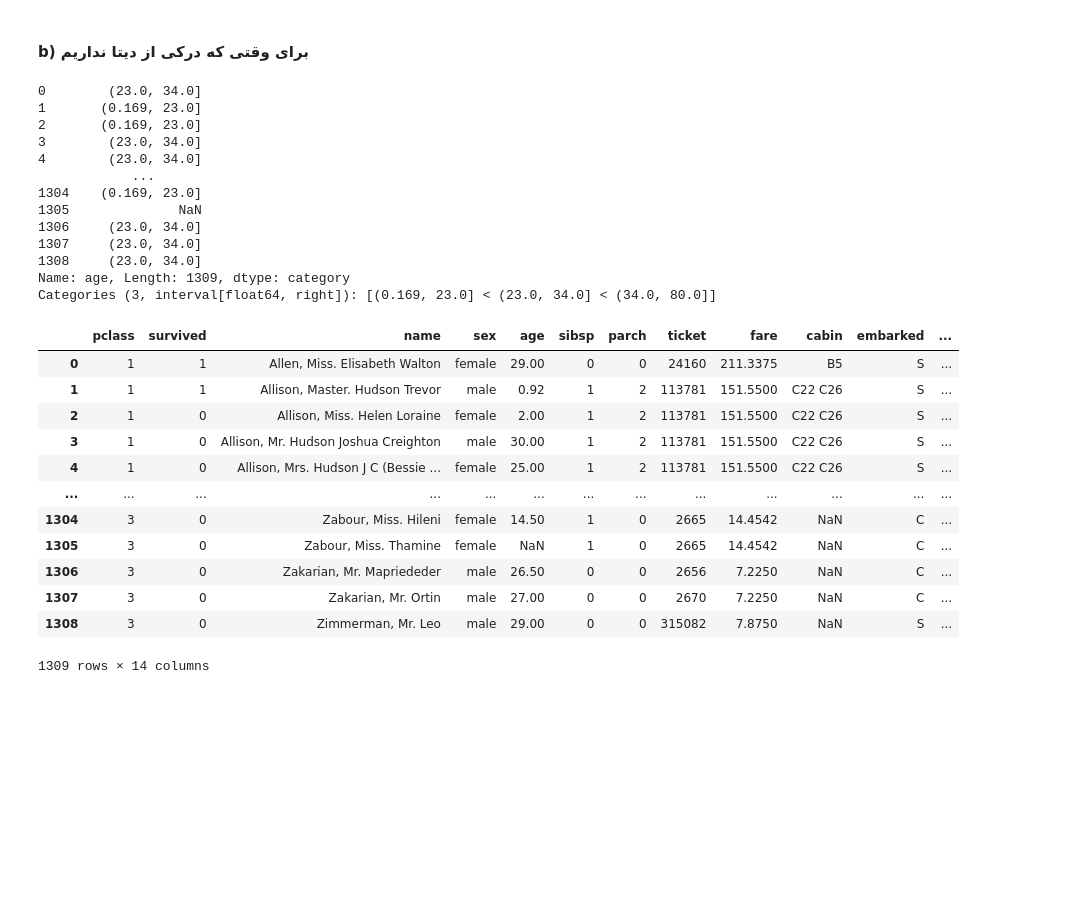
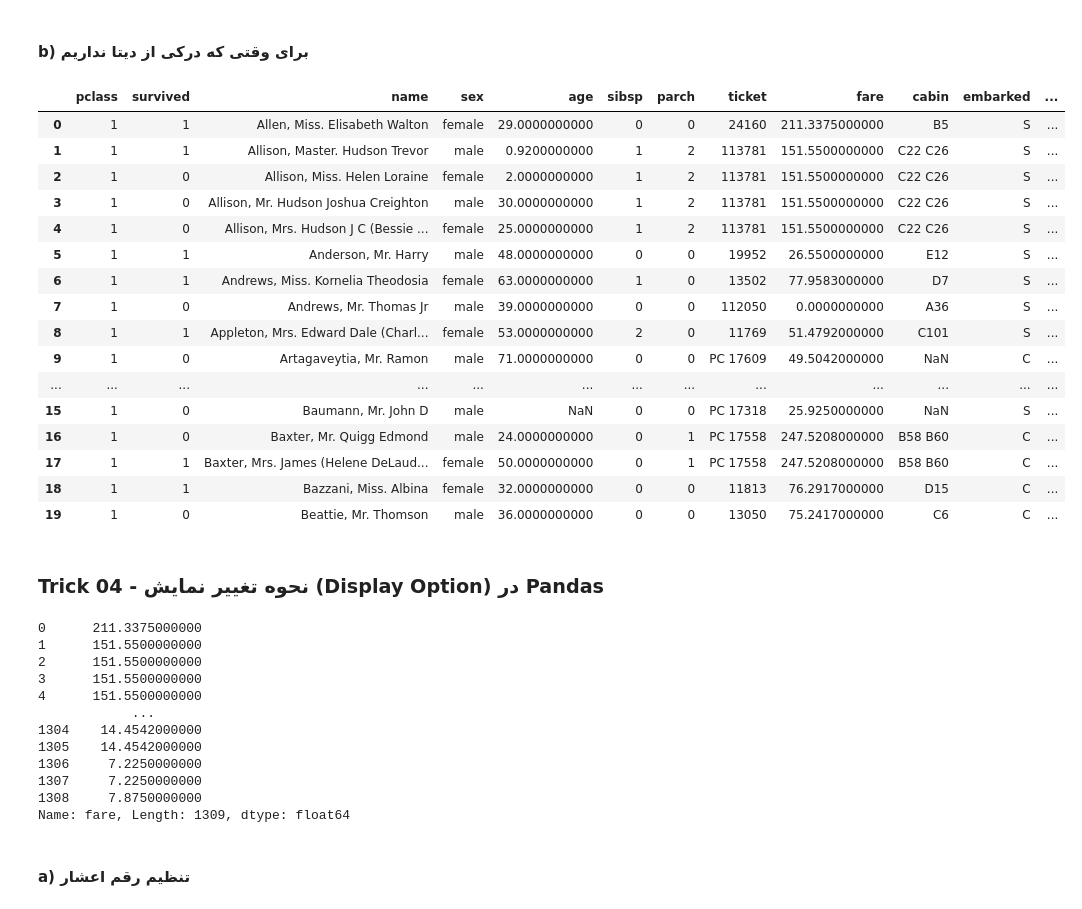
Before and after one commit to poorialari2017/ML_git001, a Jupyter notebook: MLproj002/Pooria/01 Preprocessing/Pandas/02 30Trick of Pandas.ipynb, the cells around one changed output. Saved outputs shown, nothing was run; the diff lists cells and outputs as text; code cells hidden in the pictures; blank space fills up the shorter version.

Commit message:
update 30trik pandas file

```diff
--- a/MLproj002/Pooria/01 Preprocessing/Pandas/02 30Trick of Pandas.ipynb
+++ b/MLproj002/Pooria/01 Preprocessing/Pandas/02 30Trick of Pandas.ipynb
@@ -290,34 +290,44 @@ Categories (3, object): ['child' < 'young' < 'old']
 #### b) برای وقتی که درکی از دیتا نداریم
 # %%
 # p برای اینکه بگیم به چند بخش تقسیم کن
-pd.qcut(dft03['age'], q = 3)
+# تابع value_counts() این مقدار رو بهم ما نشون میده
+pd.qcut(dft03['age'], q = 3).value_counts()
+dft03.head(20)
 # %% [output]
-0        (23.0, 34.0]
-1       (0.169, 23.0]
-2       (0.169, 23.0]
-3        (23.0, 34.0]
-4        (23.0, 34.0]
-            ...
-1304    (0.169, 23.0]
-1305              NaN
-1306     (23.0, 34.0]
-1307     (23.0, 34.0]
-1308     (23.0, 34.0]
-Name: age, Length: 1309, dtype: category
-Categories (3, interval[float64, right]): [(0.169, 23.0] < (23.0, 34.0] < (34.0, 80.0]]
+|  | pclass | survived | name | sex | age | sibsp | parch | ticket | fare | cabin | embarked | ... |
+| 0 | 1 | 1 | Allen, Miss. Elisabeth Walton | female | 29.0000000000 | 0 | 0 | 24160 | 211.3375000000 | B5 | S | ... |
+| 1 | 1 | 1 | Allison, Master. Hudson Trevor | male | 0.9200000000 | 1 | 2 | 113781 | 151.5500000000 | C22 C26 | S | ... |
+| 2 | 1 | 0 | Allison, Miss. Helen Loraine | female | 2.0000000000 | 1 | 2 | 113781 | 151.5500000000 | C22 C26 | S | ... |
+| 3 | 1 | 0 | Allison, Mr. Hudson Joshua Creighton | male | 30.0000000000 | 1 | 2 | 113781 | 151.5500000000 | C22 C26 | S | ... |
+| 4 | 1 | 0 | Allison, Mrs. Hudson J C (Bessie ... | female | 25.0000000000 | 1 | 2 | 113781 | 151.5500000000 | C22 C26 | S | ... |
+| 5 | 1 | 1 | Anderson, Mr. Harry | male | 48.0000000000 | 0 | 0 | 19952 | 26.5500000000 | E12 | S | ... |
+| 6 | 1 | 1 | Andrews, Miss. Kornelia Theodosia | female | 63.0000000000 | 1 | 0 | 13502 | 77.9583000000 | D7 | S | ... |
+| 7 | 1 | 0 | Andrews, Mr. Thomas Jr | male | 39.0000000000 | 0 | 0 | 112050 | 0.0000000000 | A36 | S | ... |
+| 8 | 1 | 1 | Appleton, Mrs. Edward Dale (Charl... | female | 53.0000000000 | 2 | 0 | 11769 | 51.4792000000 | C101 | S | ... |
+| 9 | 1 | 0 | Artagaveytia, Mr. Ramon | male | 71.0000000000 | 0 | 0 | PC 17609 | 49.5042000000 | NaN | C | ... |
+| ... | ... | ... | ... | ... | ... | ... | ... | ... | ... | ... | ... | ... |
+| 15 | 1 | 0 | Baumann, Mr. John D | male | NaN | 0 | 0 | PC 17318 | 25.9250000000 | NaN | S | ... |
+| 16 | 1 | 0 | Baxter, Mr. Quigg Edmond | male | 24.0000000000 | 0 | 1 | PC 17558 | 247.5208000000 | B58 B60 | C | ... |
+| 17 | 1 | 1 | Baxter, Mrs. James (Helene DeLaud... | female | 50.0000000000 | 0 | 1 | PC 17558 | 247.5208000000 | B58 B60 | C | ... |
+| 18 | 1 | 1 | Bazzani, Miss. Albina | female | 32.0000000000 | 0 | 0 | 11813 | 76.2917000000 | D15 | C | ... |
+| 19 | 1 | 0 | Beattie, Mr. Thomson | male | 36.0000000000 | 0 | 0 | 13050 | 75.2417000000 | C6 | C | ... |
-# %%
-dft03
-# %% [output]
-|  | pclass | survived | name | sex | age | sibsp | parch | ticket | fare | cabin | embarked | ... |
-| 0 | 1 | 1 | Allen, Miss. Elisabeth Walton | female | 29.00 | 0 | 0 | 24160 | 211.3375 | B5 | S | ... |
-| 1 | 1 | 1 | Allison, Master. Hudson Trevor | male | 0.92 | 1 | 2 | 113781 | 151.5500 | C22 C26 | S | ... |
-| 2 | 1 | 0 | Allison, Miss. Helen Loraine | female | 2.00 | 1 | 2 | 113781 | 151.5500 | C22 C26 | S | ... |
-| 3 | 1 | 0 | Allison, Mr. Hudson Joshua Creighton | male | 30.00 | 1 | 2 | 113781 | 151.5500 | C22 C26 | S | ... |
-| 4 | 1 | 0 | Allison, Mrs. Hudson J C (Bessie ... | female | 25.00 | 1 | 2 | 113781 | 151.5500 | C22 C26 | S | ... |
-| ... | ... | ... | ... | ... | ... | ... | ... | ... | ... | ... | ... | ... |
-| 1304 | 3 | 0 | Zabour, Miss. Hileni | female | 14.50 | 1 | 0 | 2665 | 14.4542 | NaN | C | ... |
-| 1305 | 3 | 0 | Zabour, Miss. Thamine | female | NaN | 1 | 0 | 2665 | 14.4542 | NaN | C | ... |
-| 1306 | 3 | 0 | Zakarian, Mr. Mapriededer | male | 26.50 | 0 | 0 | 2656 | 7.2250 | NaN | C | ... |
-| 1307 | 3 | 0 | Zakarian, Mr. Ortin | male | 27.00 | 0 | 0 | 2670 | 7.2250 | NaN | C | ... |
-| 1308 | 3 | 0 | Zimmerman, Mr. Leo | male | 29.00 | 0 | 0 | 315082 | 7.8750 | NaN | S | ... |
-1309 rows × 14 columns
+# %% [markdown]
+### Trick 04 - نحوه تغییر نمایش (Display Option) در Pandas
+# %%
+dft04 = pd.read_csv("../../00 DATA/titanic.csv")
+dft04.fare
+# %% [output]
+0      211.3375000000
+1      151.5500000000
+2      151.5500000000
+3      151.5500000000
+4      151.5500000000
+            ...
+1304    14.4542000000
+1305    14.4542000000
+1306     7.2250000000
+1307     7.2250000000
+1308     7.8750000000
+Name: fare, Length: 1309, dtype: float64
+# %% [markdown]
+#### a) تنظیم رقم اعشار
```
Also changed, not shown: parts of 13 cells of this notebook, 2 other files.
